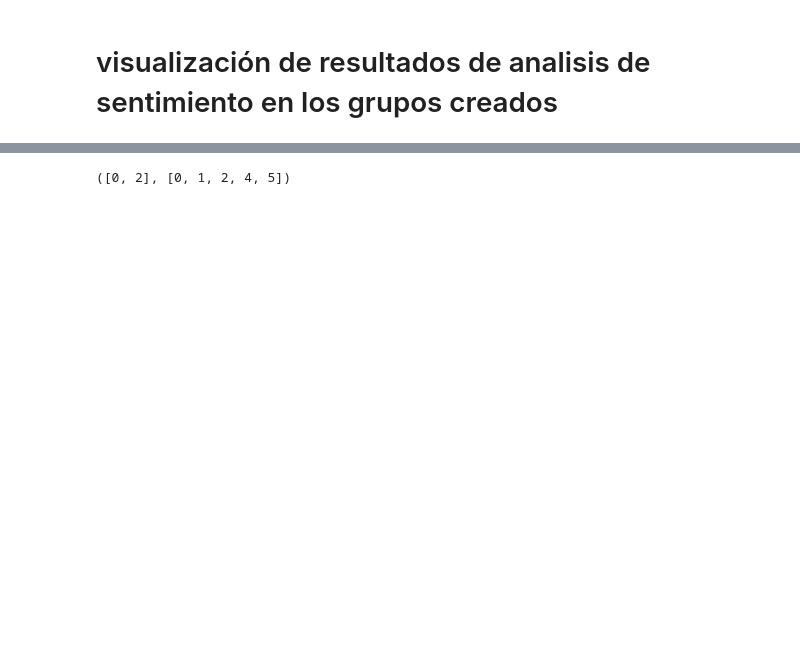
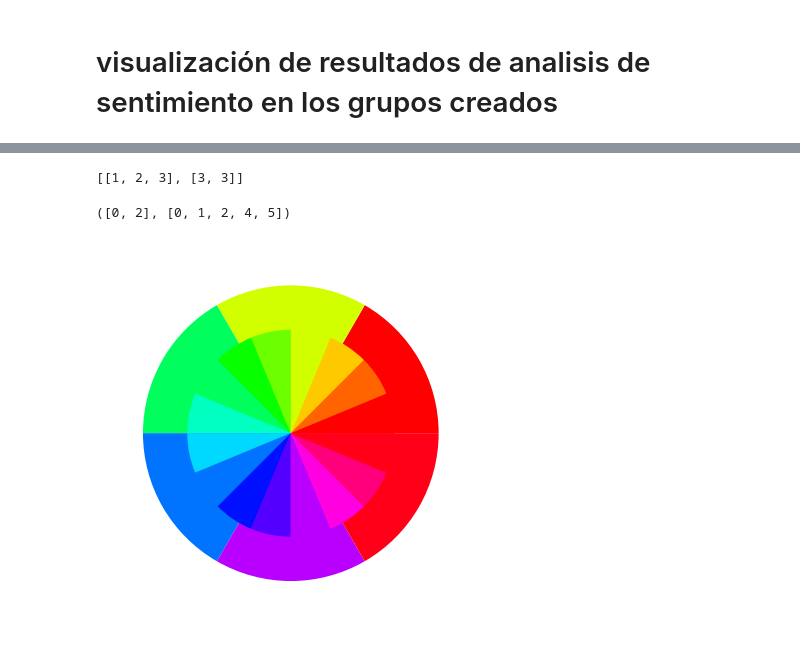
Before and after one commit to jpnahuelpan/TT-Pregrado, a Jupyter notebook: notebooks/1.2-jpn-agrupamiento_ML.ipynb, the cells around one changed output, grey strips where cells are left out. Cells and saved outputs as stored; diff of their text form; code cells hidden in the pictures; blank space fills up the shorter version.

```diff
--- a/notebooks/1.2-jpn-agrupamiento_ML.ipynb
+++ b/notebooks/1.2-jpn-agrupamiento_ML.ipynb
@@ -276,15 +213,16 @@ sentiment_analysis
 # %%
 lst = [[1,2,3], [3,3]]
 def colours(lst):
+    print(lst)
     outer = []
     inner = []
-    outer_colours = [0, 2, 4, 8]
-    inner_colours = range(16)
+    outer_colours = [0, 2, 4, 8, 10]
+    inner_colours = range(20)
     i0 = 0
     i1 = 0
     for l in lst:
         outer.append(outer_colours[i0])
-        for e in l:
+        for _ in l:
             inner.append(inner_colours[i1])
             i1 += 1
         i0 += 1
@@ -292,7 +230,38 @@ def colours(lst):
     return outer, inner
 colours(lst)
 # %% [output]
-([0, 2], [0, 1, 2, 4, 5])
+[[1, 2, 3], [3, 3]]
+([0, 2], [0, 1, 2, 4, 5])
+# %%
+import matplotlib.pyplot as plt
+import numpy as np
+
+# Define el color exterior de la dona
+color_exterior = 'orange'
+
+# Genera una paleta de colores basada en el color exterior
+num_secciones_interiores = 16  # Número de secciones interiores
+num_secciones_exteriores = 6  # Número de secciones exteriores
+cmap = plt.cm.get_cmap('hsv', num_secciones_interiores)
+colores_interiores = cmap(np.arange(num_secciones_interiores))
+colores_exteriores = cmap(np.linspace(0, 1, num_secciones_exteriores))
+
+# Dibuja la dona
+fig, ax = plt.subplots()
+
+# Dibuja las secciones exteriores de la dona
+ax.pie([1/num_secciones_exteriores]*num_secciones_exteriores, colors=colores_exteriores, radius=1.0)
+
+# Dibuja las secciones interiores de la dona
+ax.pie([1]*num_secciones_interiores, colors=colores_interiores, radius=0.7)
+
+# Ajusta los aspectos visuales
+ax.set(aspect='equal')
+
+# Muestra el gráfico
+plt.show()
+# %% [output]
+[figure, added]
 # %%
 def list_flatten(lst):
     outputs = []
```
Also changed, not shown: parts of 23 cells of this notebook, 3 other files.
